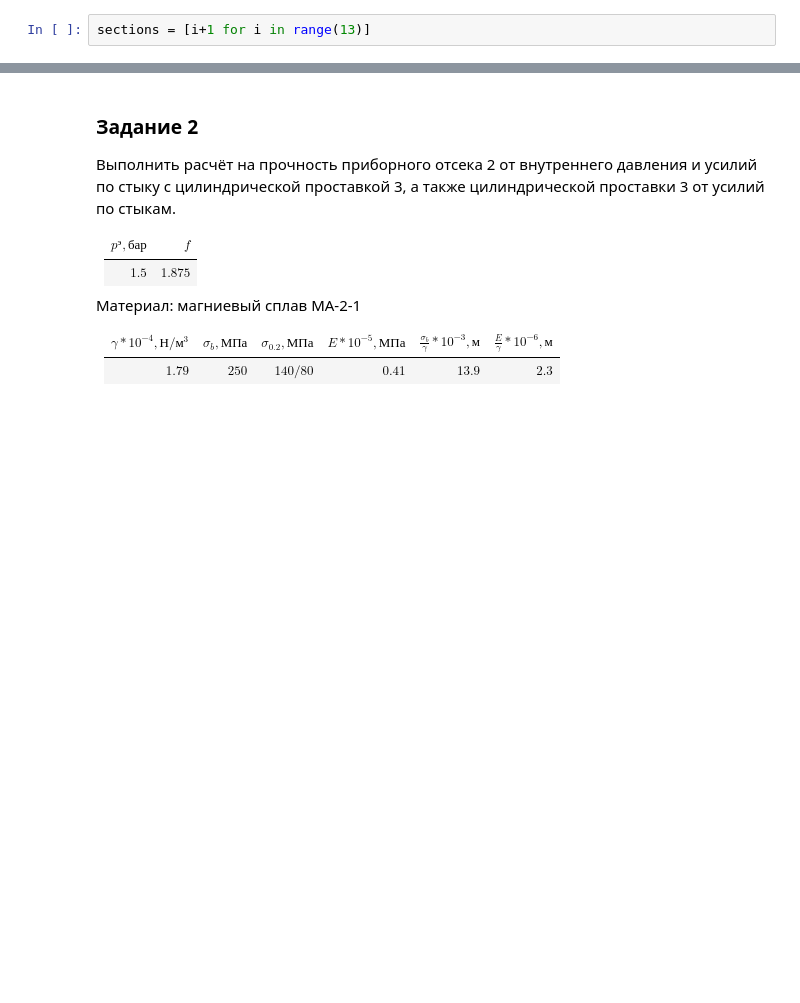
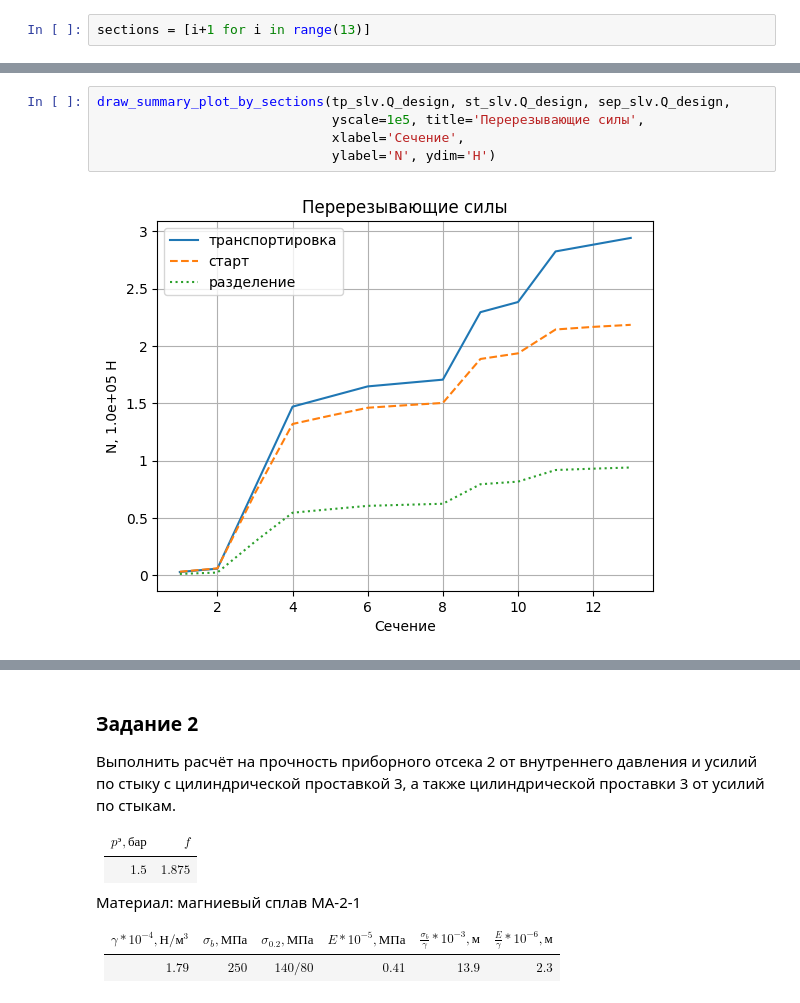
Before and after one commit to maleksjuk/MAI, a Jupyter notebook: 4course_8semester_2023/UIRS/solution.ipynb, the cells around one changed output, grey strips where cells are left out. Drawn from its saved outputs; the diff is of its cells as text; blank space fills up the shorter version.

```diff
--- a/4course_8semester_2023/UIRS/solution.ipynb
+++ b/4course_8semester_2023/UIRS/solution.ipynb
@@ -349,0 +355,7 @@ plt.grid()
+# %%
+draw_summary_plot_by_sections(tp_slv.Q_design, st_slv.Q_design, sep_slv.Q_design,
+                              yscale=1e5, title='Перерезывающие силы',
+                              xlabel='Сечение',
+                              ylabel='N', ydim='Н')
+# %% [output]
+[figure, added]
```
Also changed, not shown: parts of 53 cells of this notebook, 1 other file.
